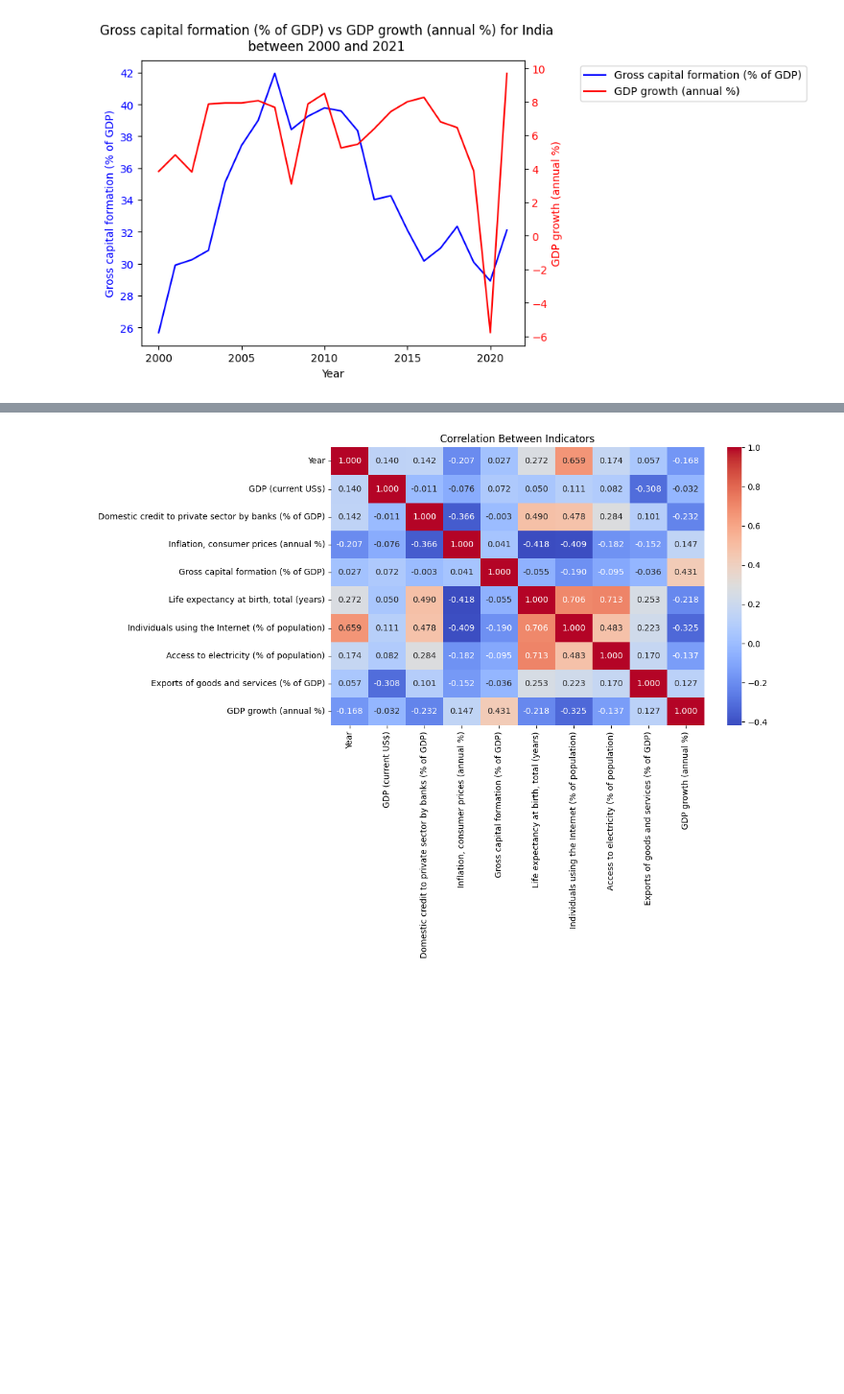
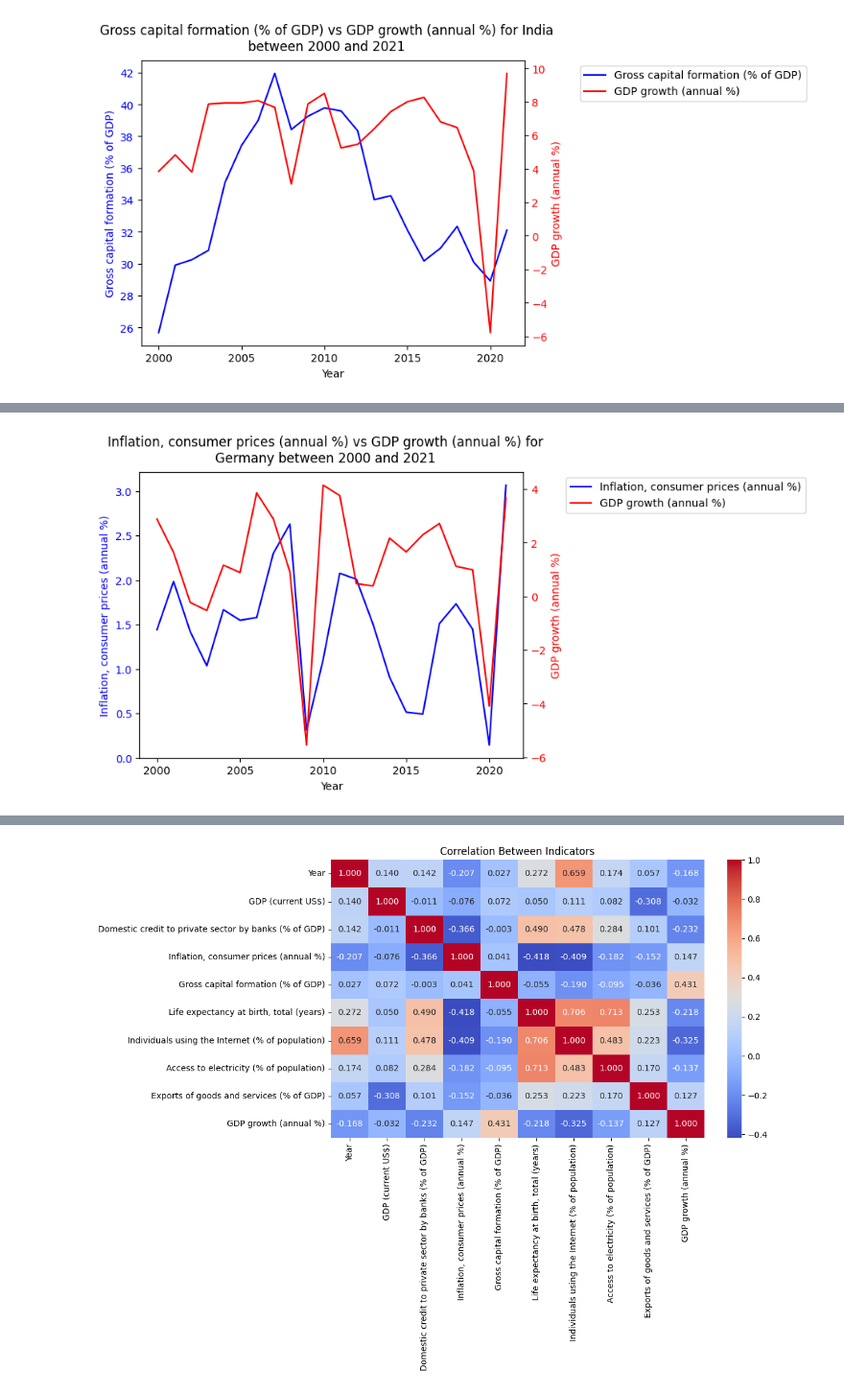
Before and after one commit to kumarbyes/udacity_nanodegree_datascience_course1, a Jupyter notebook: Project_Supervised_ML.ipynb, the cells around one changed output, grey strips where cells are left out. Shown at 96% size. Saved outputs shown, nothing was run; the diff lists cells and outputs as text; code cells hidden in the pictures; blank space fills up the shorter version.

```diff
--- a/Project_Supervised_ML.ipynb
+++ b/Project_Supervised_ML.ipynb
@@ -488,0 +434,4 @@ create_trend_plot(new_df,"India","Gross capital formation (% of GDP)","GDP growt
+# %%
+create_trend_plot_for_country(new_df,"Germany","Inflation, consumer prices (annual %)","GDP growth (annual %)")
+# %% [output]
+[figure, added]
```
Also changed, not shown: parts of 46 cells of this notebook.
